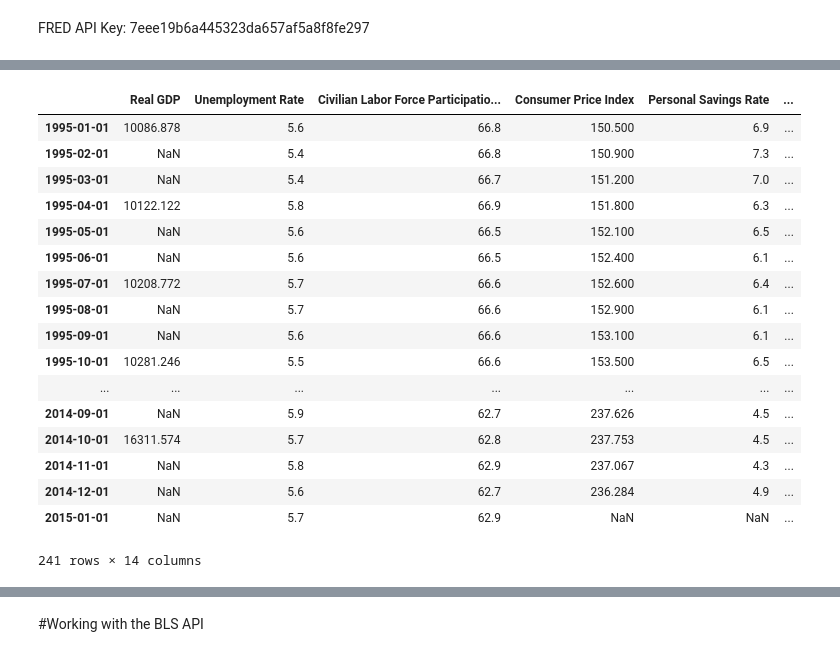
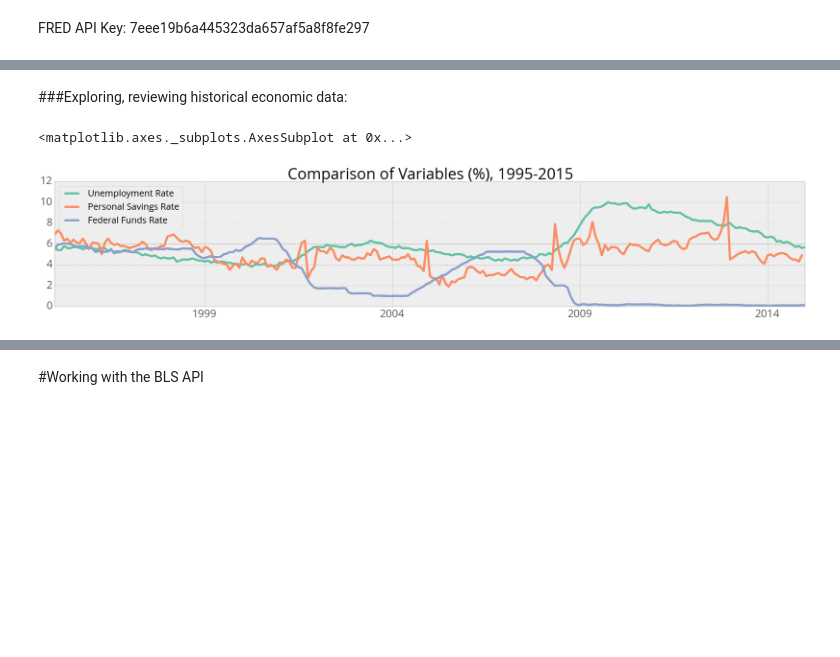
Before and after one commit to c-trl/economic-trends-vs-headline-sentiment-nlp-analysis, a Jupyter notebook: fred-api.ipynb, the cells around one changed output, grey strips where cells are left out. Drawn from its saved outputs; the diff is of its cells as text; code cells hidden in the pictures; blank space fills up the shorter version.

```diff
--- a/fred-api.ipynb
+++ b/fred-api.ipynb
@@ -126,21 +140,0 @@ df.columns=['Real GDP',
-# %%
-df
-# %% [output]
-|  | Real GDP | Unemployment Rate | Civilian Labor Force Participatio... | Consumer Price Index | Personal Savings Rate | ... |
-| 1995-01-01 | 10086.878 | 5.6 | 66.8 | 150.500 | 6.9 | ... |
-| 1995-02-01 | NaN | 5.4 | 66.8 | 150.900 | 7.3 | ... |
-| 1995-03-01 | NaN | 5.4 | 66.7 | 151.200 | 7.0 | ... |
-| 1995-04-01 | 10122.122 | 5.8 | 66.9 | 151.800 | 6.3 | ... |
-| 1995-05-01 | NaN | 5.6 | 66.5 | 152.100 | 6.5 | ... |
-| 1995-06-01 | NaN | 5.6 | 66.5 | 152.400 | 6.1 | ... |
-| 1995-07-01 | 10208.772 | 5.7 | 66.6 | 152.600 | 6.4 | ... |
-| 1995-08-01 | NaN | 5.7 | 66.6 | 152.900 | 6.1 | ... |
-| 1995-09-01 | NaN | 5.6 | 66.6 | 153.100 | 6.1 | ... |
-| 1995-10-01 | 10281.246 | 5.5 | 66.6 | 153.500 | 6.5 | ... |
-| ... | ... | ... | ... | ... | ... | ... |
-| 2014-09-01 | NaN | 5.9 | 62.7 | 237.626 | 4.5 | ... |
-| 2014-10-01 | 16311.574 | 5.7 | 62.8 | 237.753 | 4.5 | ... |
-| 2014-11-01 | NaN | 5.8 | 62.9 | 237.067 | 4.3 | ... |
-| 2014-12-01 | NaN | 5.6 | 62.7 | 236.284 | 4.9 | ... |
-| 2015-01-01 | NaN | 5.7 | 62.9 | NaN | NaN | ... |
-241 rows × 14 columns
@@ -146,0 +153,11 @@ df
+# %% [markdown]
+###Exploring, reviewing historical economic data:
+# %%
+df_monthly[['Unemployment Rate',
+            'Personal Savings Rate',
+            'Federal Funds Rate']].plot(figsize=(30,5),
+                                   title='Comparison of Variables (%), 1995-2015',
+                                   color=colors)
+# %% [output]
+<matplotlib.axes._subplots.AxesSubplot at 0x...>
+[figure, added]
```
Also changed, not shown: parts of 11 cells of this notebook.
